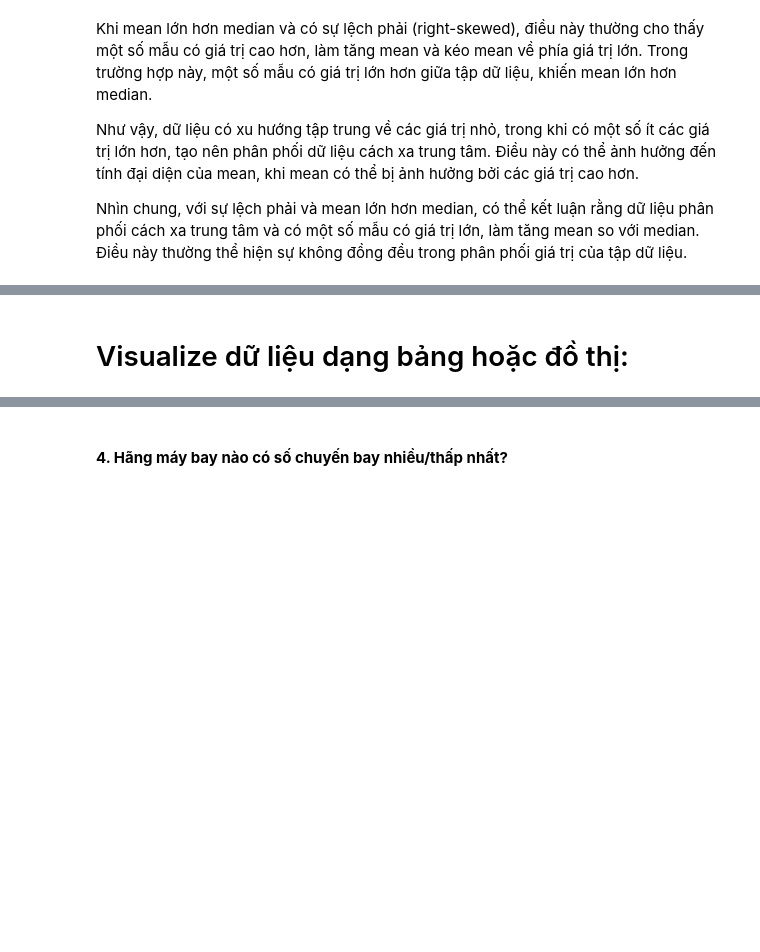
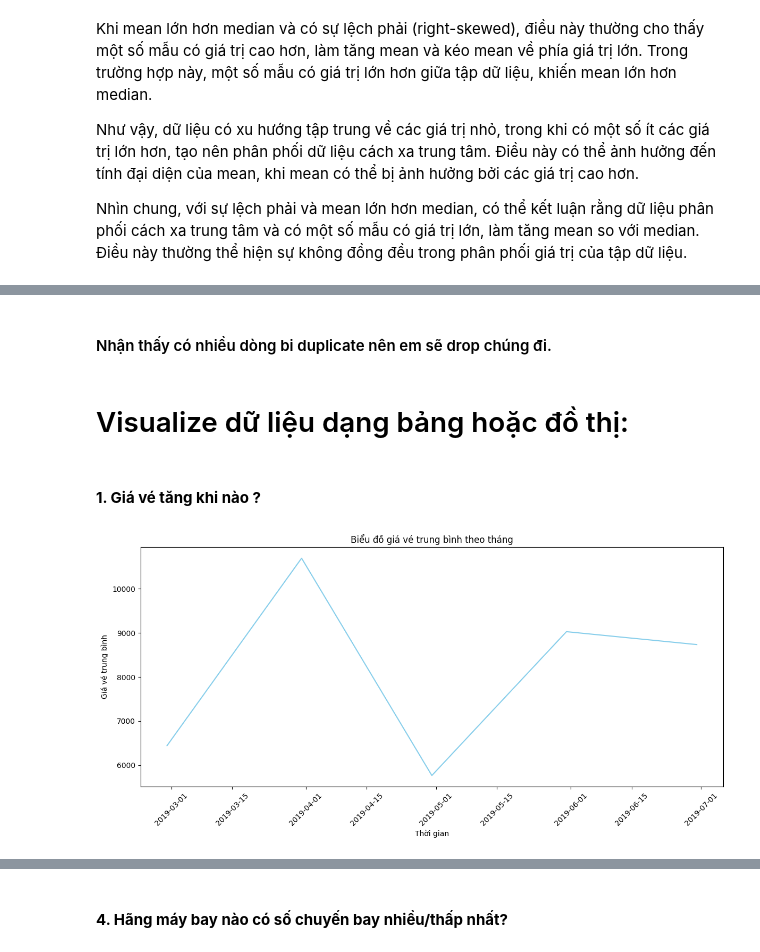
Before and after one commit to haingo22/PTDLUD-DA01, a Jupyter notebook: 20120281.ipynb, the cells around one changed output, grey strips where cells are left out. Cells and saved outputs as stored; diff of their text form; code cells hidden in the pictures; blank space fills up the shorter version.

```diff
--- a/20120281.ipynb
+++ b/20120281.ipynb
@@ -91,0 +96,2 @@ Nhìn chung, với sự lệch phải và mean lớn hơn median, có thể kế
+# %%
+df_no_missing =data_train.dropna()
@@ -92,2 +122,63 @@ Nhìn chung, với sự lệch phải và mean lớn hơn median, có thể kế
+# %% [markdown]
+#### Nhận thấy có nhiều dòng bi duplicate nên em sẽ drop chúng đi.
+# %%
+df_cleaned = df_no_missing.drop_duplicates()
 # %% [markdown]
 # Visualize dữ liệu dạng bảng hoặc đồ thị:
+# %% [markdown]
+#### **1. Giá vé tăng khi nào ?**
+# %%
+#Sao chép để không bị lỗi
+df_cleaned_copy = df_cleaned.copy()
+# Thêm dữ liệu vào cuối tháng 2 và vào đầu tháng 7 để có thể nhìn được toàn bộ dữ liệu
+# Thêm dữ liệu vào cuối tháng 2
+df_cleaned_copy = pd.concat([df_cleaned_copy, pd.DataFrame({
+    'Airline': 'IndiGo',
+    'Date_of_Journey': '28/02/2019',
+    'Source': 'Delhi',
+    'Destination': 'Cochin',
+    'Route': 'DEL → HYD → COK',
+    'Dep_Time': '06:50',
+    'Arrival_Time': '16:10',
+    'Duration': '9h 20m',
+    'Total_Stops': '1 stop',
+    'Additional_Info': 'No info',
+    'Price': 6442
+}, index=[df_cleaned_copy.index.max() + 1])], ignore_index=True)
+# Thêm dữ liệu vào đầu tháng 7
+df_cleaned_copy = pd.concat([df_cleaned_copy, pd.DataFrame({
+    'Airline': 'IndiGo',
+    'Date_of_Journey': '01/07/2019',
+    'Source': 'Delhi',
+    'Destination': 'Cochin',
+    'Route': 'DEL → HYD → COK',
+    'Dep_Time': '06:50',
+    'Arrival_Time': '16:10',
+    'Duration': '9h 20m',
+    'Total_Stops': '1 stop',
+    'Additional_Info': 'No info',
+    'Price': 6442
+}, index=[df_cleaned_copy.index.max() + 1])], ignore_index=True)
+# Chuyển cột 'Date_of_Journey' thành kiểu dữ liệu datetime
+df_cleaned_copy['Date_of_Journey'] = pd.to_datetime(df_cleaned_copy['Date_of_Journey'], format='%d/%m/%Y', errors='coerce')
+
+# Đặt cột 'Date_of_Journey' làm index để sử dụng resample
+df_cleaned_copy.set_index('Date_of_Journey', inplace=True)
+
+# Tạo chuỗi ngày từ tháng đầu tiên đến tháng cuối cùng trong dữ liệu
+date_range = pd.date_range(df_cleaned_copy.index.min(), df_cleaned_copy.index.max(), freq='M')
+
+# Sử dụng reindex để đảm bảo rằng DataFrame có tất cả các tháng trong chuỗi ngày
+df_monthly = df_cleaned_copy['Price'].resample('M').mean().fillna(method='ffill').reindex(pd.to_datetime(date_range))
+
+# Vẽ biểu đồ giá vé trung bình theo tháng
+plt.figure(figsize=(12, 6))
+plt.plot(df_monthly.index, df_monthly, color='skyblue')
+plt.title('Biểu đồ giá vé trung bình theo tháng')
+plt.xlabel('Thời gian')
+plt.ylabel('Giá vé trung bình')
+plt.xticks(rotation=45)
+plt.tight_layout()
+plt.show()
+# %% [output]
+[figure, added]
```
Also changed, not shown: parts of 19 cells of this notebook, 1 other file.
